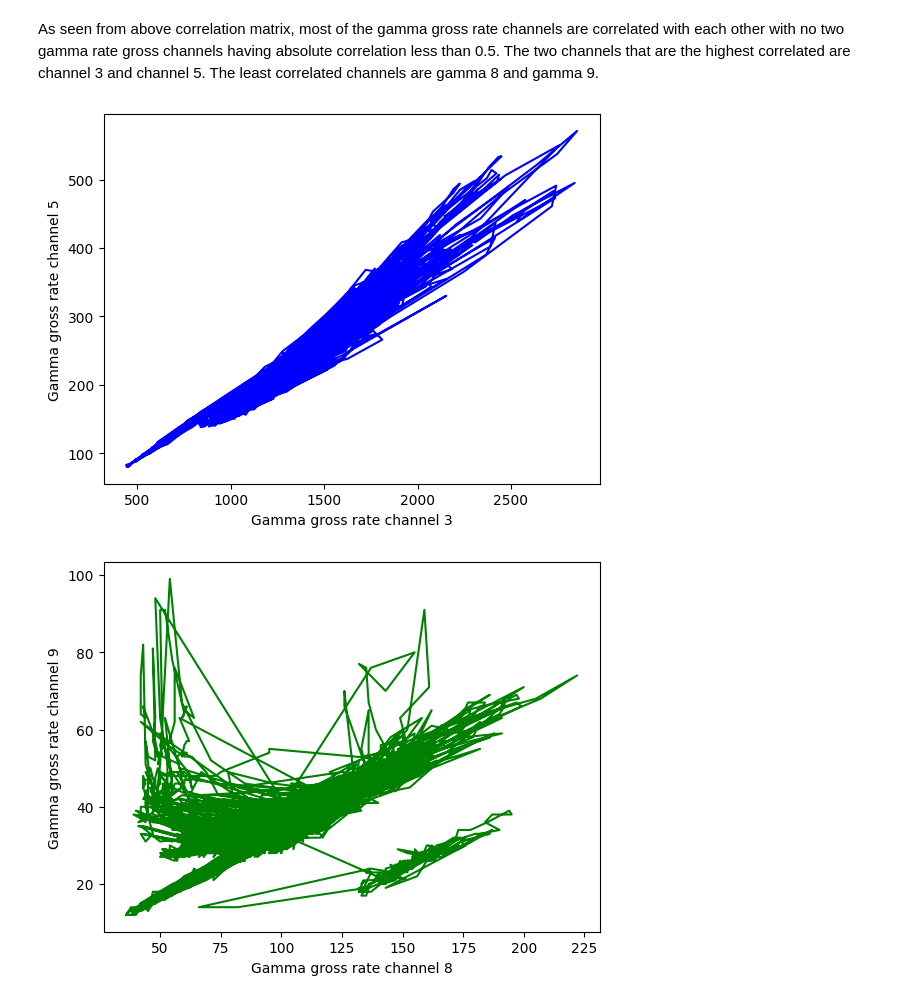
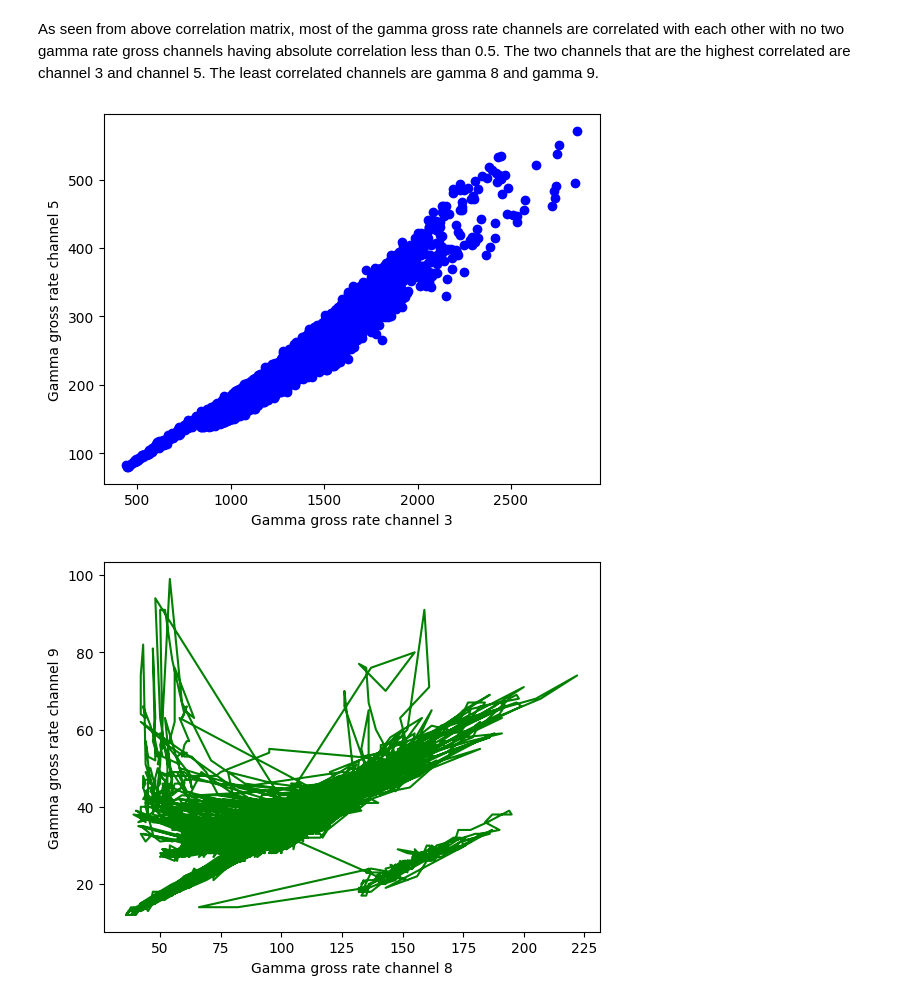
Before and after one commit to teresatrinh/MATH435, a Jupyter notebook: correlation.ipynb, the cells around one changed output. Drawn from its saved outputs; the diff is of its cells as text; code cells hidden in the pictures.

Commit message:
changed line plot to scatter plot

```diff
--- a/correlation.ipynb
+++ b/correlation.ipynb
@@ -28,12 +28,12 @@ As seen from above correlation matrix, most of the gamma gross rate channels are
 # %%
 # graphing gamma 3 vs gamma 5
 
-plt.plot(data['gamma3'], data['gamma5'], color = 'blue')
+plt.scatter(data['gamma3'], data['gamma5'], color = 'blue')
 plt.xlabel("Gamma gross rate channel 3")
 plt.ylabel("Gamma gross rate channel 5")
 plt.show()
 # %% [output]
-[figure, old version]
+[figure, new version]
 # %%
 # plotting least correlated channels (gamma8 vs gamma 9)
 plt.close()
```
Also changed, not shown: parts of 1 cell of this notebook.
